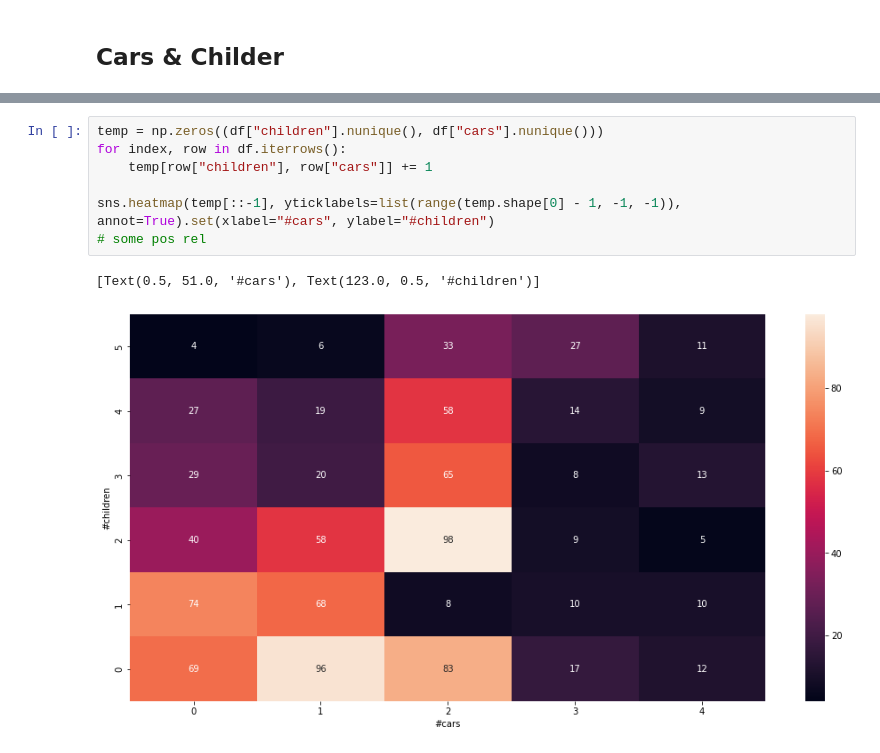
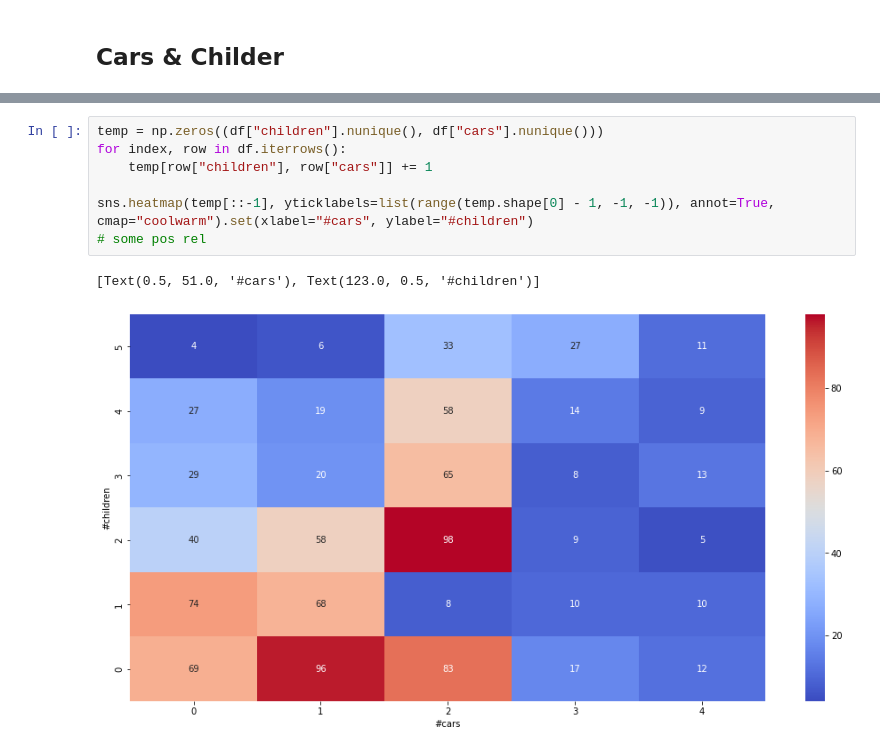
Before and after one commit to FreeLike76/KpiDataAnalysisPython, a Jupyter notebook: lab4/main4.ipynb, the cells around one changed output, grey strips where cells are left out. Cells and saved outputs as stored; diff of their text form.

```diff
--- a/lab4/main4.ipynb
+++ b/lab4/main4.ipynb
@@ -127,10 +132,10 @@ sns.jointplot(data=df, x="age", y="income", kind="kde")
 # %%
 temp = np.zeros((df["children"].nunique(), df["cars"].nunique()))
 for index, row in df.iterrows():
     temp[row["children"], row["cars"]] += 1
 
-sns.heatmap(temp[::-1], yticklabels=list(range(temp.shape[0] - 1, -1, -1)), annot=True).set(xlabel="#cars", ylabel="#children")
+sns.heatmap(temp[::-1], yticklabels=list(range(temp.shape[0] - 1, -1, -1)), annot=True, cmap="coolwarm").set(xlabel="#cars", ylabel="#children")
 # some pos rel
 # %% [output]
 [Text(0.5, 51.0, '#cars'), Text(123.0, 0.5, '#children')]
-[figure, old version]
+[figure, new version]
```
Also changed, not shown: parts of 1 cell of this notebook.
